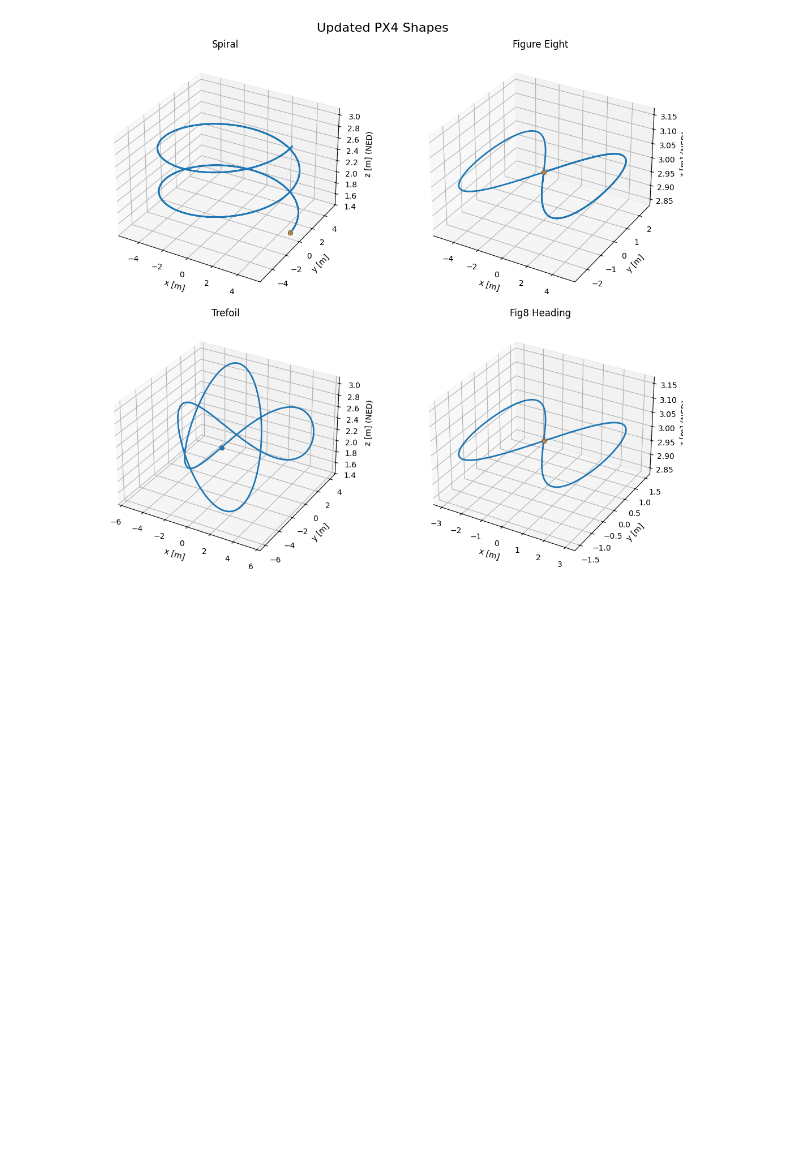
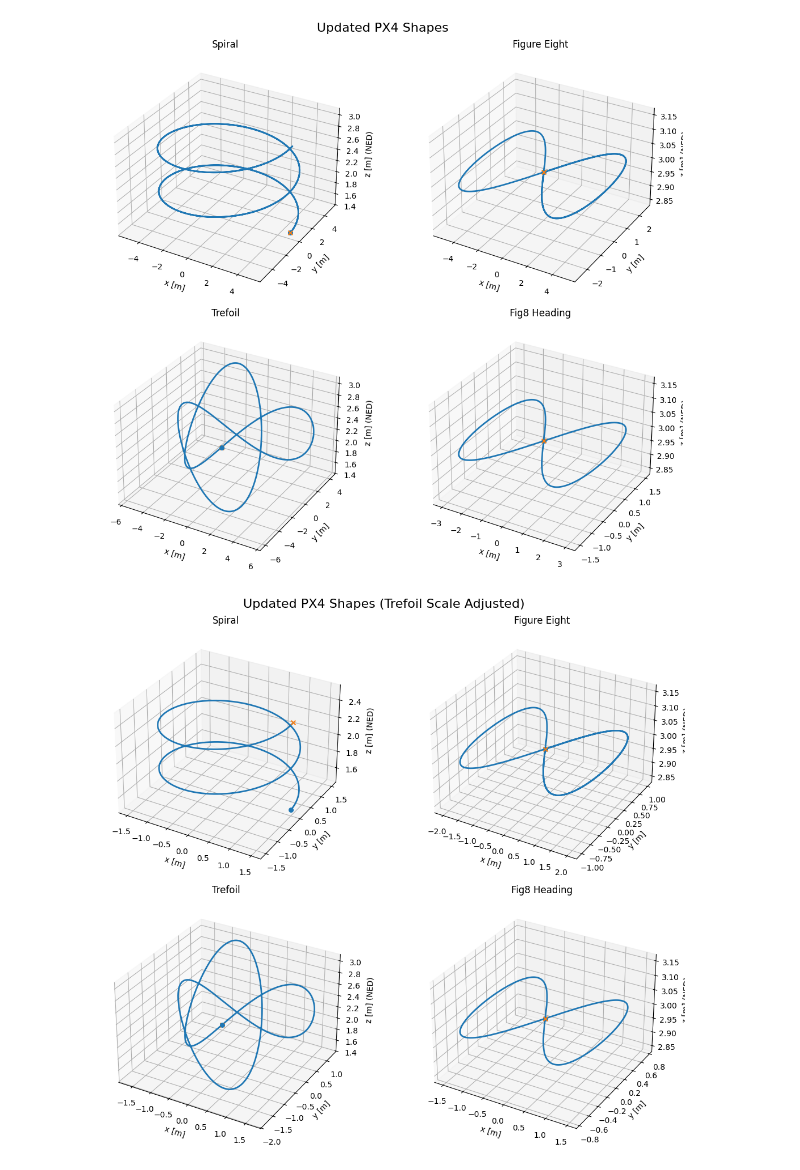
Before and after one commit to evannsm/contraction_controller_px4, a Jupyter notebook: src/data_analysis/test_plots_traj_updated_fixed_trefoil.ipynb, the cells around one changed output. Saved outputs shown, nothing was run; the diff lists cells and outputs as text; code cells hidden in the pictures; blank space fills up the shorter version.

```diff
--- a/src/data_analysis/test_plots_traj_updated_fixed_trefoil.ipynb
+++ b/src/data_analysis/test_plots_traj_updated_fixed_trefoil.ipynb
@@ -123,24 +200,26 @@ set2_trajs = [
 # %%
 def plot_figure_grid(trajs, fig_title):
     fig = plt.figure(figsize=(12, 10))
     for i, (title, fn) in enumerate(trajs, start=1):
         ax = fig.add_subplot(2, 2, i, projection="3d")
         x, y, z = fn(t)
         ax.plot(x, y, -z, linewidth=2)
         ax.scatter(x[0], y[0], -z[0], s=30, label="start")
         ax.scatter(x[-1], y[-1], -z[-1], s=30, marker="x", label="end")
         ax.set_title(title)
         ax.set_xlabel("x [m]")
         ax.set_ylabel("y [m]")
         ax.set_zlabel("z [m] (NED)")
         ax.set_box_aspect((1, 1, 0.7))
         ax.grid(True)
     fig.suptitle(fig_title, fontsize=16)
     fig.tight_layout()
     plt.show()
 
 plot_figure_grid(set1_trajs, "Original PX4 Shapes")
 plot_figure_grid(set2_trajs, "Updated PX4 Shapes")
+plot_figure_grid(set3_trajs, "Updated PX4 Shapes (Trefoil Scale Adjusted)")
 # %% [output]
 [figure]
 [figure]
+[figure, added]
```
Also changed, not shown: parts of 2 cells of this notebook.
